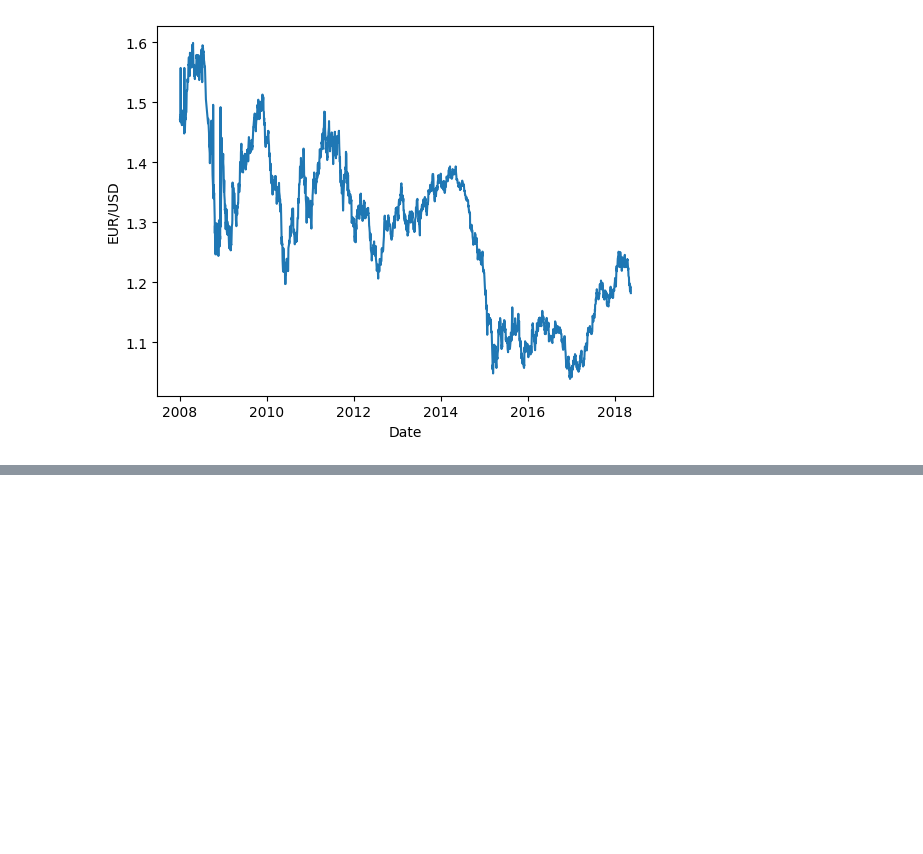
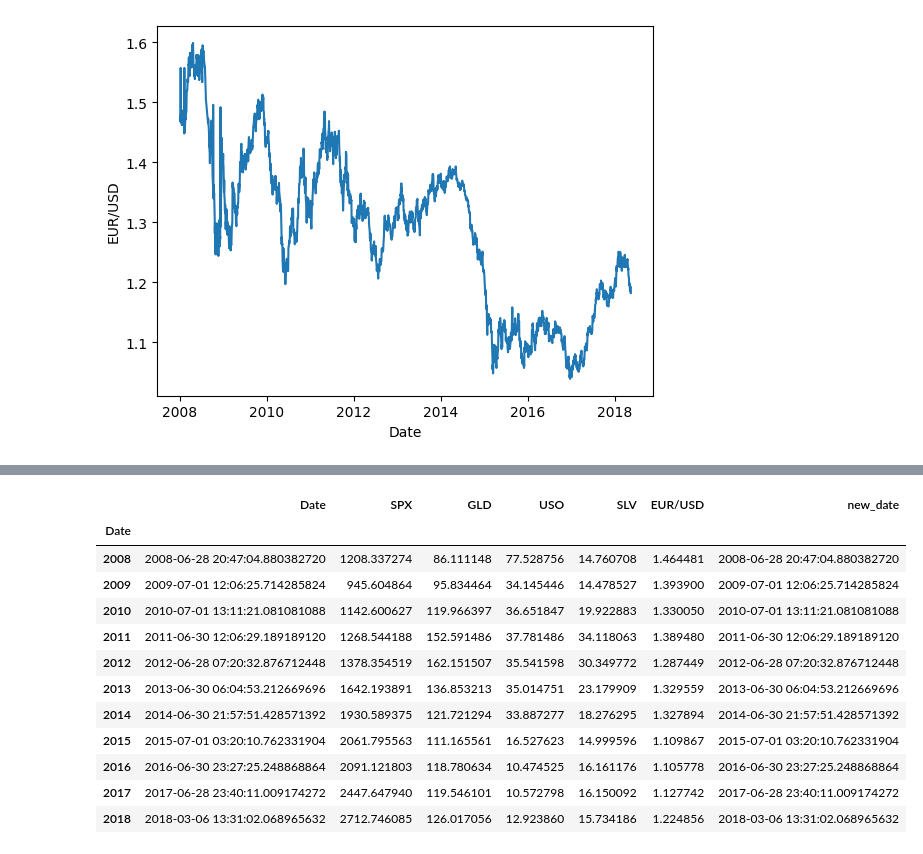
Before and after one commit to Himmu5/data-analysis, a Jupyter notebook: notebooks/gold_price_analysis.ipynb, the cells around one changed output, grey strips where cells are left out. Saved outputs shown, nothing was run; the diff lists cells and outputs as text; code cells hidden in the pictures; blank space fills up the shorter version.

```diff
--- a/notebooks/gold_price_analysis.ipynb
+++ b/notebooks/gold_price_analysis.ipynb
@@ -125,0 +228,16 @@ sns.lineplot(data=gold_data, x="Date", y='EUR/USD')
+# %%
+gold_data.groupby(gold_data['Date'].dt.year).mean()
+# %% [output]
+|  | Date | SPX | GLD | USO | SLV | EUR/USD | new_date |
+| Date |  |  |  |  |  |  |  |
+| 2008 | 2008-06-28 20:47:04.880382720 | 1208.337274 | 86.111148 | 77.528756 | 14.760708 | 1.464481 | 2008-06-28 20:47:04.880382720 |
+| 2009 | 2009-07-01 12:06:25.714285824 | 945.604864 | 95.834464 | 34.145446 | 14.478527 | 1.393900 | 2009-07-01 12:06:25.714285824 |
+| 2010 | 2010-07-01 13:11:21.081081088 | 1142.600627 | 119.966397 | 36.651847 | 19.922883 | 1.330050 | 2010-07-01 13:11:21.081081088 |
+| 2011 | 2011-06-30 12:06:29.189189120 | 1268.544188 | 152.591486 | 37.781486 | 34.118063 | 1.389480 | 2011-06-30 12:06:29.189189120 |
+| 2012 | 2012-06-28 07:20:32.876712448 | 1378.354519 | 162.151507 | 35.541598 | 30.349772 | 1.287449 | 2012-06-28 07:20:32.876712448 |
+| 2013 | 2013-06-30 06:04:53.212669696 | 1642.193891 | 136.853213 | 35.014751 | 23.179909 | 1.329559 | 2013-06-30 06:04:53.212669696 |
+| 2014 | 2014-06-30 21:57:51.428571392 | 1930.589375 | 121.721294 | 33.887277 | 18.276295 | 1.327894 | 2014-06-30 21:57:51.428571392 |
+| 2015 | 2015-07-01 03:20:10.762331904 | 2061.795563 | 111.165561 | 16.527623 | 14.999596 | 1.109867 | 2015-07-01 03:20:10.762331904 |
+| 2016 | 2016-06-30 23:27:25.248868864 | 2091.121803 | 118.780634 | 10.474525 | 16.161176 | 1.105778 | 2016-06-30 23:27:25.248868864 |
+| 2017 | 2017-06-28 23:40:11.009174272 | 2447.647940 | 119.546101 | 10.572798 | 16.150092 | 1.127742 | 2017-06-28 23:40:11.009174272 |
+| 2018 | 2018-03-06 13:31:02.068965632 | 2712.746085 | 126.017056 | 12.923860 | 15.734186 | 1.224856 | 2018-03-06 13:31:02.068965632 |
```
Also changed, not shown: parts of 10 cells of this notebook.
